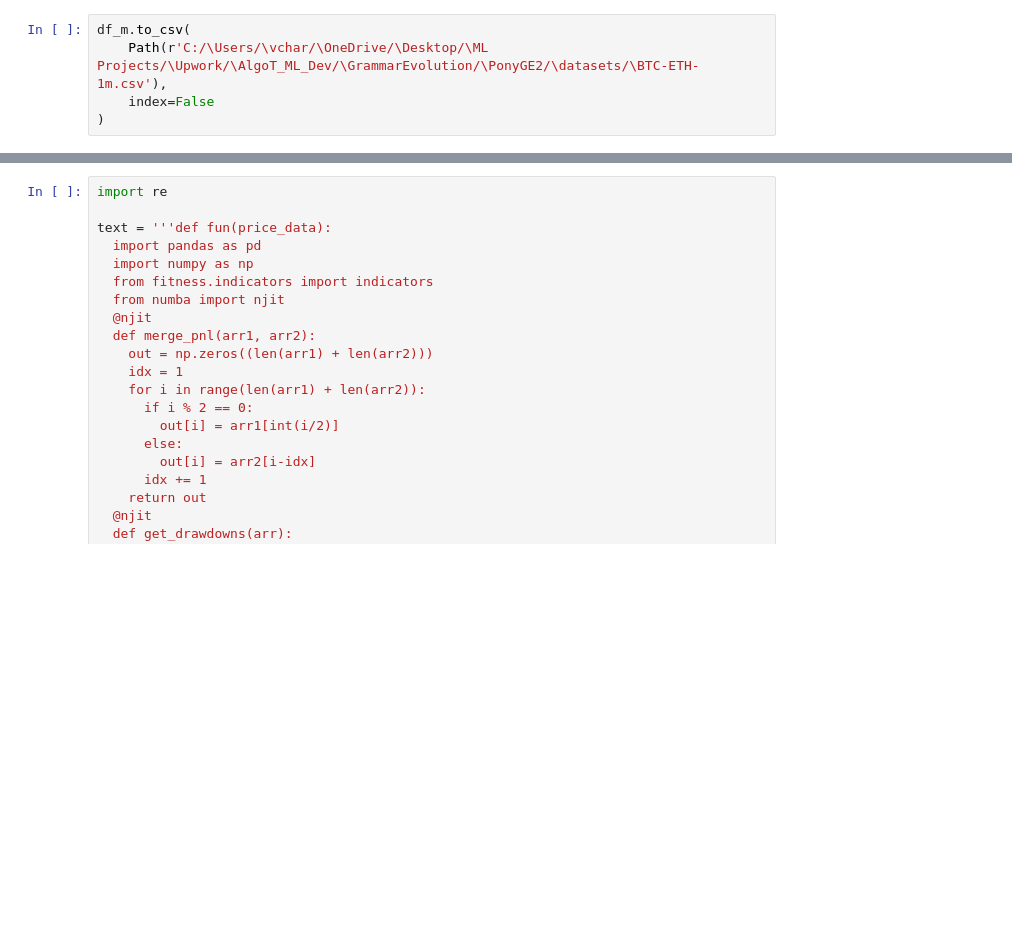
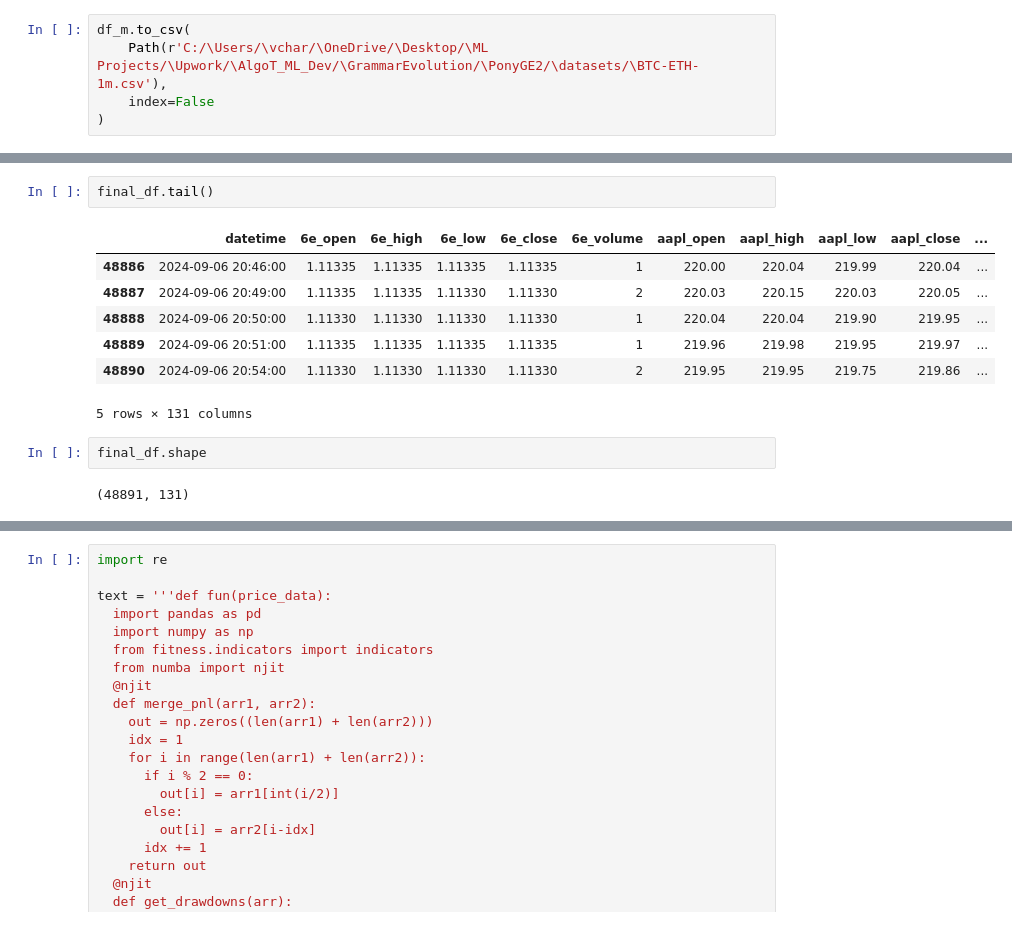
Before and after one commit to VaheC/PonyGE2, a Jupyter notebook: test.ipynb, the cells around one changed output, grey strips where cells are left out. Drawn from its saved outputs; the diff is of its cells as text; blank space fills up the shorter version.

```diff
--- a/test.ipynb
+++ b/test.ipynb
@@ -1909,0 +1980,14 @@ df_m.to_csv(
+# %%
+final_df.tail()
+# %% [output]
+|  | datetime | 6e_open | 6e_high | 6e_low | 6e_close | 6e_volume | aapl_open | aapl_high | aapl_low | aapl_close | ... |
+| 48886 | 2024-09-06 20:46:00 | 1.11335 | 1.11335 | 1.11335 | 1.11335 | 1 | 220.00 | 220.04 | 219.99 | 220.04 | ... |
+| 48887 | 2024-09-06 20:49:00 | 1.11335 | 1.11335 | 1.11330 | 1.11330 | 2 | 220.03 | 220.15 | 220.03 | 220.05 | ... |
+| 48888 | 2024-09-06 20:50:00 | 1.11330 | 1.11330 | 1.11330 | 1.11330 | 1 | 220.04 | 220.04 | 219.90 | 219.95 | ... |
+| 48889 | 2024-09-06 20:51:00 | 1.11335 | 1.11335 | 1.11335 | 1.11335 | 1 | 219.96 | 219.98 | 219.95 | 219.97 | ... |
+| 48890 | 2024-09-06 20:54:00 | 1.11330 | 1.11330 | 1.11330 | 1.11330 | 2 | 219.95 | 219.95 | 219.75 | 219.86 | ... |
+5 rows × 131 columns
+# %%
+final_df.shape
+# %% [output]
+(48891, 131)
```
Also changed, not shown: parts of 7 cells of this notebook.
